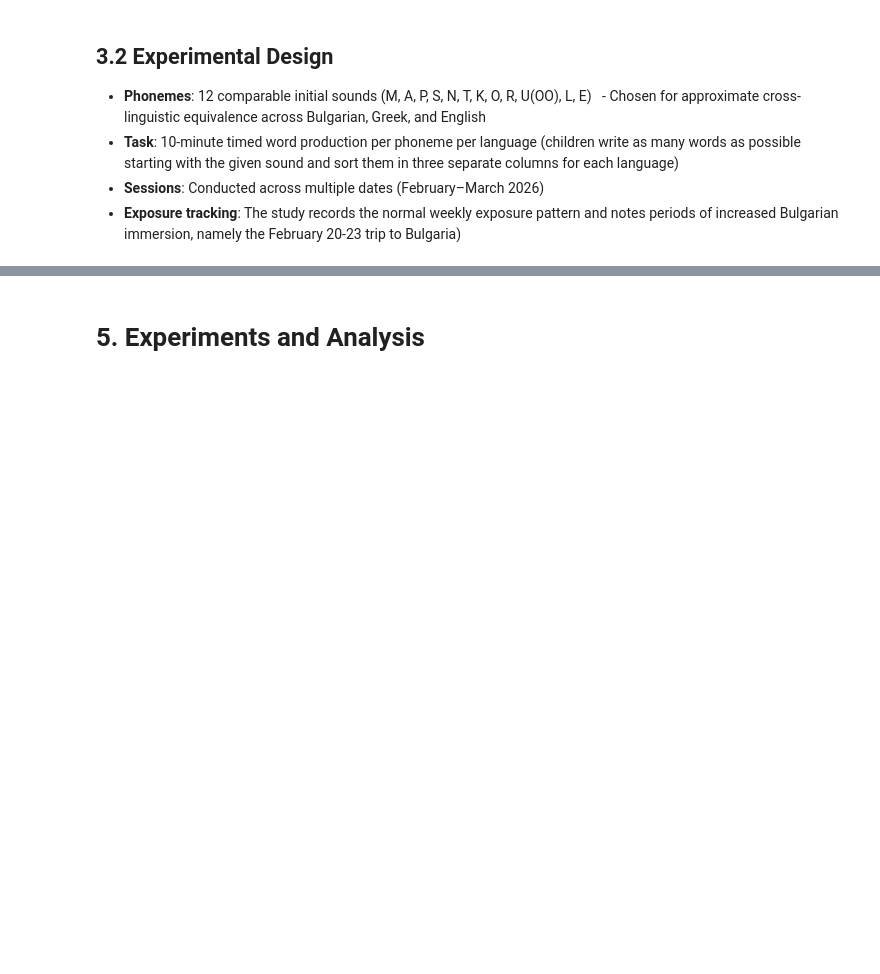
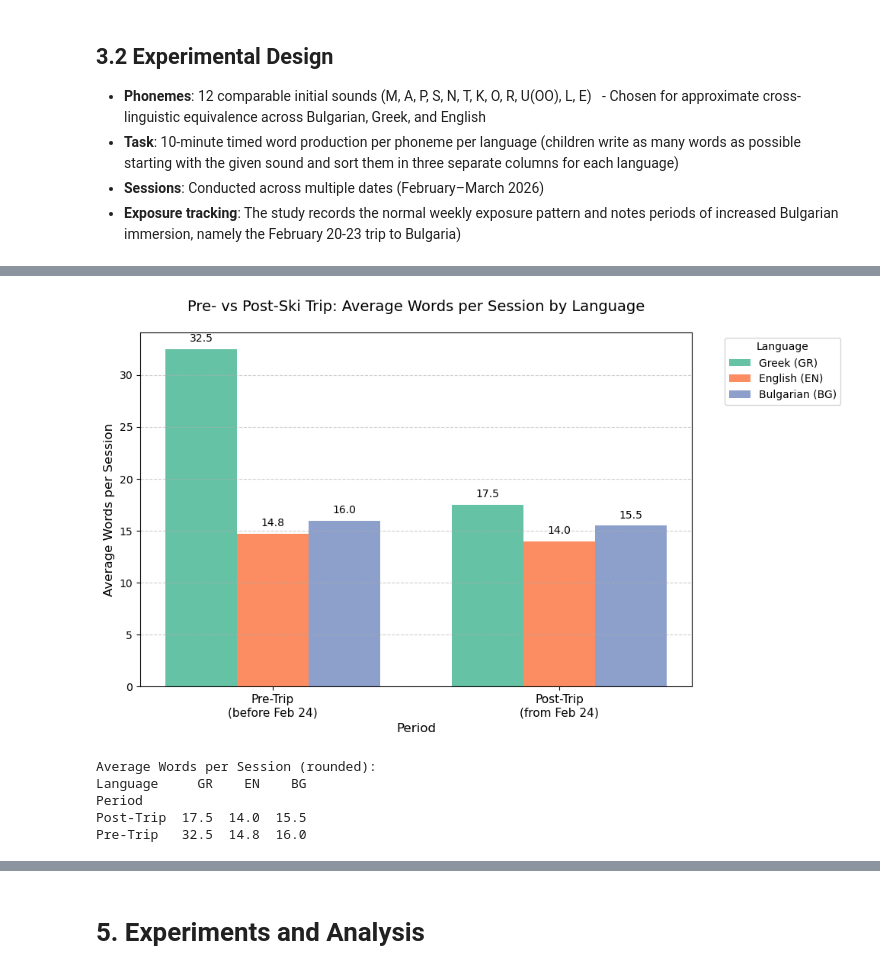
Before and after one commit to Slavena1/SoftUni-Math-for-Devs-Final-Project, a Jupyter notebook: SlavenaProject.ipynb, the cells around one changed output, grey strips where cells are left out. Cells and saved outputs as stored; diff of their text form; code cells hidden in the pictures; blank space fills up the shorter version.

```diff
--- a/SlavenaProject.ipynb
+++ b/SlavenaProject.ipynb
@@ -82,0 +261,55 @@ Additional fataset characteristics:
+# %%
+trip_cutoff = pd.to_datetime('2026-02-24')
+
+df['Period'] = np.where(df['Date'] < trip_cutoff, 'Pre-Trip', 'Post-Trip')
+
+grouped = df.groupby(['Language', 'Period']).agg(
+    words=('Word', 'count'),
+    sessions=('Date', 'nunique')
+).reset_index()
+
+grouped['avg_per_session'] = grouped['words'] / grouped['sessions']
+
+pivot_avg = grouped.pivot(index='Period', columns='Language', values='avg_per_session').fillna(0)
+pivot_avg = pivot_avg[['GR', 'EN', 'BG']]
+
+fig, ax = plt.subplots(figsize=(10, 6))
+
+x = np.arange(2)
+width = 0.25
+
+ax.bar(x[0] - width, pivot_avg.loc['Pre-Trip', 'GR'], width, label='Greek (GR)', color='#66c2a5')
+ax.bar(x[0], pivot_avg.loc['Pre-Trip', 'EN'], width, label='English (EN)', color='#fc8d62')
+ax.bar(x[0] + width, pivot_avg.loc['Pre-Trip', 'BG'], width, label='Bulgarian (BG)', color='#8da0cb')
+
+ax.bar(x[1] - width, pivot_avg.loc['Post-Trip', 'GR'], width, color='#66c2a5')
+ax.bar(x[1], pivot_avg.loc['Post-Trip', 'EN'], width, color='#fc8d62')
+ax.bar(x[1] + width, pivot_avg.loc['Post-Trip', 'BG'], width, color='#8da0cb')
+
+ax.set_xlabel('Period', fontsize=12)
+ax.set_ylabel('Average Words per Session', fontsize=12)
+ax.set_title('Pre- vs Post-Ski Trip: Average Words per Session by Language', fontsize=14, pad=20)
+ax.set_xticks(x)
+ax.set_xticklabels(['Pre-Trip\n(before Feb 24)', 'Post-Trip\n(from Feb 24)'], fontsize=11)
+ax.legend(title='Language', bbox_to_anchor=(1.05, 1), loc='upper left')
+ax.grid(axis='y', linestyle='--', alpha=0.6)
+
+for i, period in enumerate(['Pre-Trip', 'Post-Trip']):
+    for j, lang in enumerate(['GR', 'EN', 'BG']):
+        val = pivot_avg.loc[period, lang]
+        if val > 0:
+            ax.text(x[i] + (j - 1) * width, val + 0.5, f'{val:.1f}',
+                    ha='center', va='bottom', fontsize=10)
+
+plt.tight_layout()
+plt.show()
+
+print("Average Words per Session (rounded):")
+print(pivot_avg.round(1))
+# %% [output]
+[figure, added]
+Average Words per Session (rounded):
+Language     GR    EN    BG
+Period
+Post-Trip  17.5  14.0  15.5
+Pre-Trip   32.5  14.8  16.0
```
Also changed, not shown: parts of 13 cells of this notebook, 1 other file.
